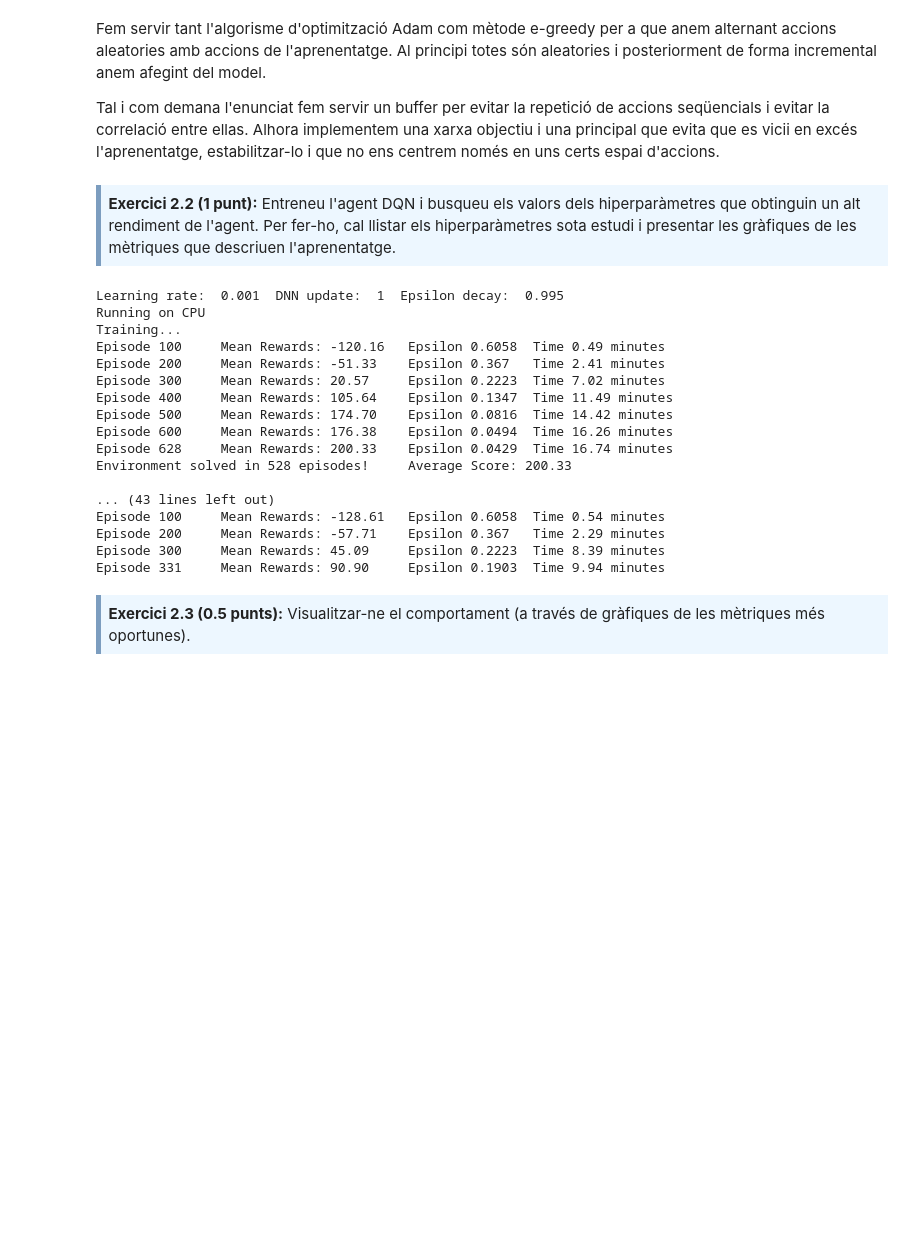
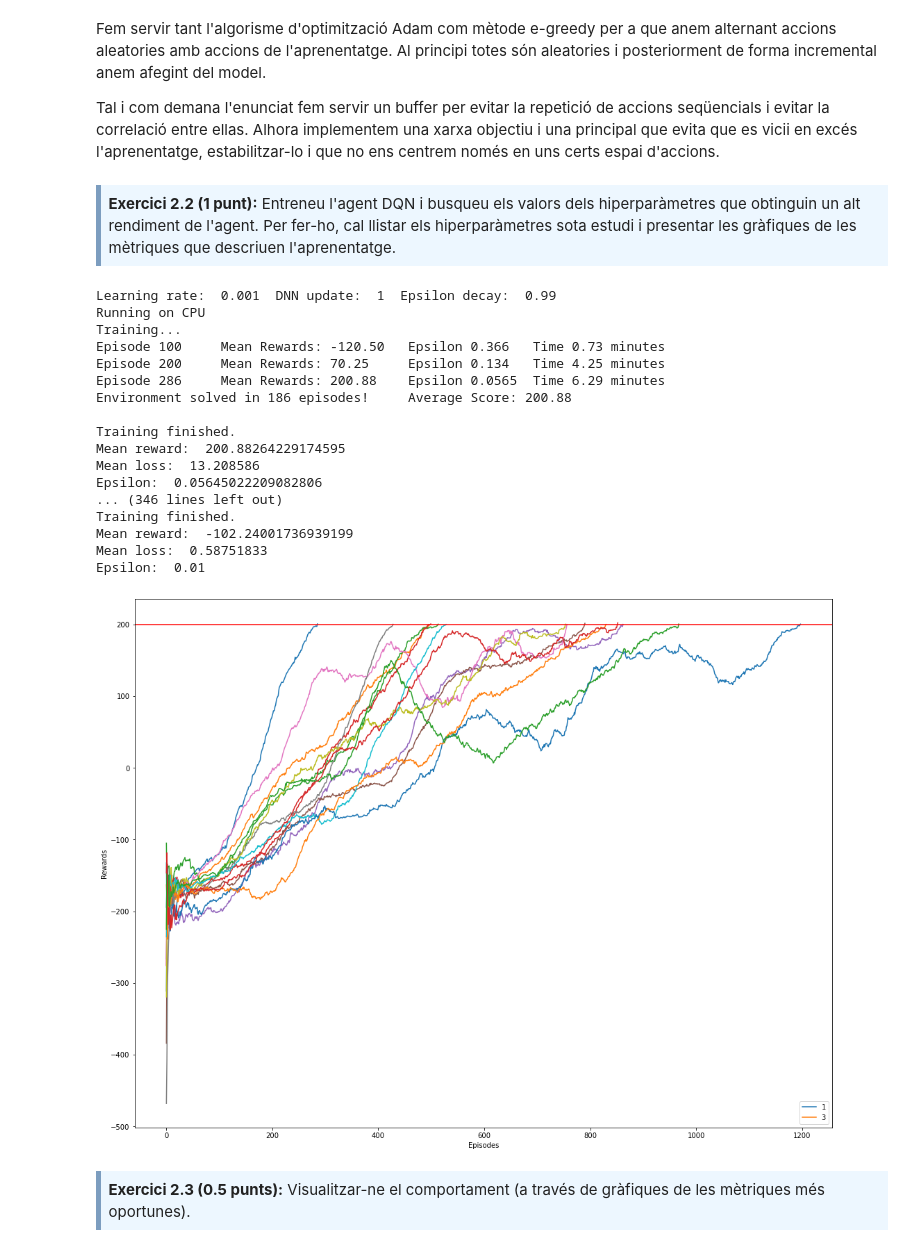
Before and after one commit to jordi-puig/master-data-science, a Jupyter notebook: reinforcement-learning/Practica/M2.983_2022_1_Practica-Sol.ipynb, the cells around one changed output. Saved outputs shown, nothing was run; the diff lists cells and outputs as text; code cells hidden in the pictures; blank space fills up the shorter version.

```diff
--- a/reinforcement-learning/Practica/M2.983_2022_1_Practica-Sol.ipynb
+++ b/reinforcement-learning/Practica/M2.983_2022_1_Practica-Sol.ipynb
@@ -494,13 +494,11 @@ class Agent:
             ### si no s'ha assolit el màxim d'episodis, continuar entrenant
             if not training:
                 print('\nTraining finished.')
+                self.total_time = datetime.now() - start_time
                 break
 
             if episode % 100 == 0:
                 print('\rEpisode {}\tMean Rewards: {:.2f}\t'.format(episode, self.__get_mean_training_rewards()))
-            if self.__get_mean_training_rewards() >= 200.0:
-
-                break
 
     def __get_mean_training_rewards(self):
         return np.mean(self.training_rewards[-self.nblock:])
@@ -516,7 +514,7 @@ class Agent:
     ######## Comprovar si s'ha arribat al llindar de recompensa i un mínim d'episodis
     def __is_solved_by_reward(self, episode, min_episodios, mean_rewards):
         if mean_rewards >= self.reward_threshold and min_episodios <  episode:
-            print('\nEnvironment solved in {:d} episodes!\tAverage Score: {:.2f}'.format(episode - 100, mean_rewards))
+            print('\nEnvironment solved in {:d} episodes!\tAverage Score: {:.2f}'.format(episode, mean_rewards))
             T.save(self.qnetwork_local.state_dict(), 'data.pth')
             return True
         else:
@@ -640,11 +638,15 @@ env = gym.make('LunarLander-v2')
 # inicialització de l'agent amb els paràmetres de l'exercici
 
 LEARNING_RATE = [1e-3, 5e-4, 1e-4]              # Velocitat d'aprenentatge
-DNN_UPD = [1, 3, 5]            # Freqüència d'actualització de la xarxa neuronal
+DNN_UPD = [1, 3, 5]              # Freqüència d'actualització de la xarxa neuronal
+EPS_DECAY = [0.99, 0.995]                # Decaiment de l'exploració
 agents = []
+int n_test = 1
 # iteració per a buscar els millors paràmetres
 for lr in LEARNING_RATE:
     for upd in DNN_UPD:
+        for eps in EPS_DECAY:
+            print("Test Number: ",n_test)
             print("Learning rate: ", lr, " DNN update: ", upd, " Epsilon decay: ", eps)
             agent = Agent(env, seed=0, learning_rate=lr, gamma=GAMMA, tau=TAU, buffer_size=BUFFER_SIZE, batch_size=BATCH_SIZE, dnn_upd=upd)
             scores = agent.train(N_EPISODES, MAX_T, EPS_START, EPS_MIN, eps, NBLOCK, MIN_EPISODES, REWARD_THRESHOLD)
@@ -656,27 +658,34 @@ for lr in LEARNING_RATE:
 # tanquem l'entorn de gym
 env.close()
 # %% [output]
-Learning rate:  0.001  DNN update:  1  Epsilon decay:  0.995
+Learning rate:  0.001  DNN update:  1  Epsilon decay:  0.99
 Running on CPU
 Training...
-Episode 100     Mean Rewards: -120.16   Epsilon 0.6058  Time 0.49 minutes
-Episode 200     Mean Rewards: -51.33    Epsilon 0.367   Time 2.41 minutes
-Episode 300     Mean Rewards: 20.57     Epsilon 0.2223  Time 7.02 minutes
-Episode 400     Mean Rewards: 105.64    Epsilon 0.1347  Time 11.49 minutes
-Episode 500     Mean Rewards: 174.70    Epsilon 0.0816  Time 14.42 minutes
-Episode 600     Mean Rewards: 176.38    Epsilon 0.0494  Time 16.26 minutes
-Episode 628     Mean Rewards: 200.33    Epsilon 0.0429  Time 16.74 minutes
-Environment solved in 528 episodes!     Average Score: 200.33
+Episode 100     Mean Rewards: -120.50   Epsilon 0.366   Time 0.73 minutes
+Episode 200     Mean Rewards: 70.25     Epsilon 0.134   Time 4.25 minutes
+Episode 286     Mean Rewards: 200.88    Epsilon 0.0565  Time 6.29 minutes
+Environment solved in 186 episodes!     Average Score: 200.88
 
-... (43 lines left out)
-Episode 100     Mean Rewards: -128.61   Epsilon 0.6058  Time 0.54 minutes
-Episode 200     Mean Rewards: -57.71    Epsilon 0.367   Time 2.29 minutes
-Episode 300     Mean Rewards: 45.09     Epsilon 0.2223  Time 8.39 minutes
-Episode 331     Mean Rewards: 90.90     Epsilon 0.1903  Time 9.94 minutes
+Training finished.
+Mean reward:  200.88264229174595
+Mean loss:  13.208586
+Epsilon:  0.05645022209082806
+... (346 lines left out)
+Training finished.
+Mean reward:  -102.24001736939199
+Mean loss:  0.58751833
+Epsilon:  0.01
 # %%
 # plot de la recompensa de tots els agents en una mateixa gràfica
-for agent in agents:
-        plt.plot(agent.mean_training_rewards)
-        plt.legend(['Reward'])
+for idx,agent in enumerate(agents):
+        if max(agent.mean_training_rewards) > 200:
+            plt.plot(agent.mean_training_rewards)
+            plt.legend(str(idx))
 
+plt.axhline(agent.reward_threshold, color='r', label="Reward threshold")
+plt.xlabel('Episodes')
+plt.ylabel('Rewards')
+plt.rcParams['figure.figsize'] = [18, 14]
 plt.show()
+# %% [output]
+[figure, added]
```
Also changed, not shown: parts of 16 cells of this notebook, 3 other files.
